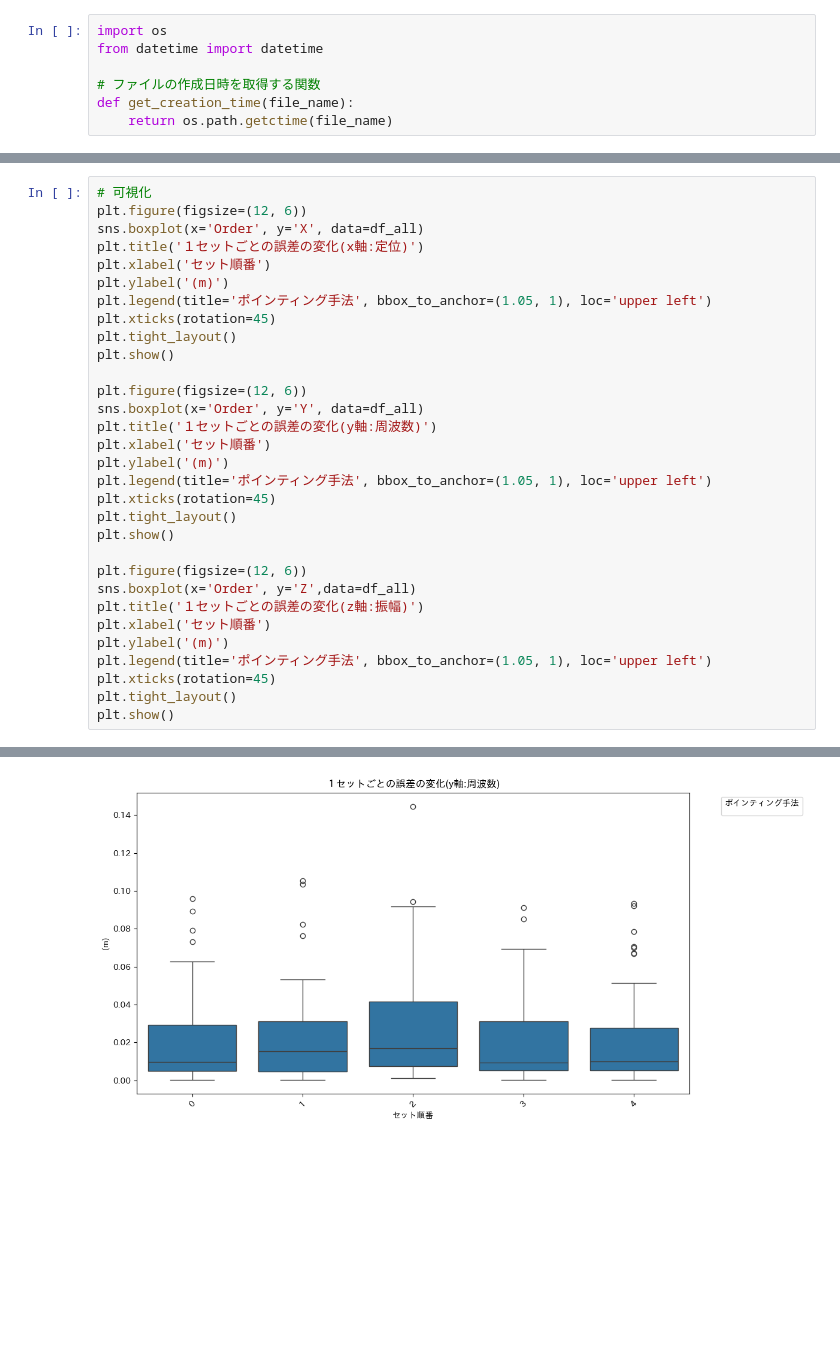
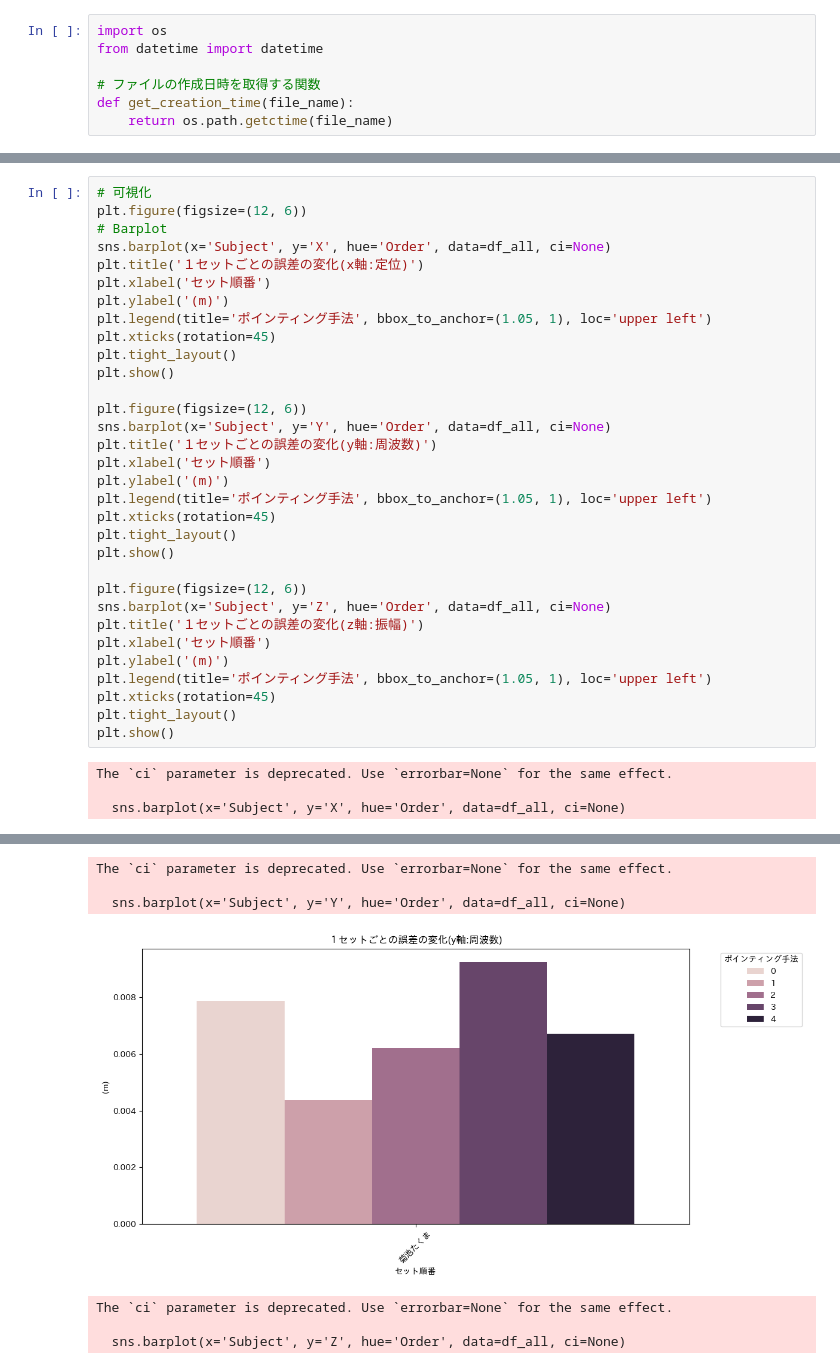
Before and after one commit to takaharayota531/poster-exp-analysis, a Jupyter notebook: data_analysis/main-exp1-all.ipynb, the cells around one changed output, grey strips where cells are left out. Cells and saved outputs as stored; diff of their text form; blank space fills up the shorter version.

```diff
--- a/data_analysis/main-exp1-all.ipynb
+++ b/data_analysis/main-exp1-all.ipynb
@@ -292,7 +292,8 @@ plt.show()
 # %%
 # 可視化
 plt.figure(figsize=(12, 6))
-sns.boxplot(x='Order', y='X', data=df_all)
+# Barplot
+sns.barplot(x='Subject', y='X', hue='Order', data=df_all, ci=None)
 plt.title('１セットごとの誤差の変化(x軸:定位)')
 plt.xlabel('セット順番')
 plt.ylabel('(m)')
@@ -302,7 +303,7 @@ plt.tight_layout()
 plt.show()
 
 plt.figure(figsize=(12, 6))
-sns.boxplot(x='Order', y='Y', data=df_all)
+sns.barplot(x='Subject', y='Y', hue='Order', data=df_all, ci=None)
 plt.title('１セットごとの誤差の変化(y軸:周波数)')
 plt.xlabel('セット順番')
 plt.ylabel('(m)')
@@ -312,7 +313,7 @@ plt.tight_layout()
 plt.show()
 
 plt.figure(figsize=(12, 6))
-sns.boxplot(x='Order', y='Z',data=df_all)
+sns.barplot(x='Subject', y='Z', hue='Order', data=df_all, ci=None)
 plt.title('１セットごとの誤差の変化(z軸:振幅)')
 plt.xlabel('セット順番')
 plt.ylabel('(m)')
@@ -321,3 +322,6 @@ plt.xticks(rotation=45)
 plt.tight_layout()
 plt.show()
 # %% [output]
+The `ci` parameter is deprecated. Use `errorbar=None` for the same effect.
+
+  sns.barplot(x='Subject', y='X', hue='Order', data=df_all, ci=None)
@@ -325 +329,7 @@ plt.show()
+The `ci` parameter is deprecated. Use `errorbar=None` for the same effect.
+
+  sns.barplot(x='Subject', y='Y', hue='Order', data=df_all, ci=None)
-[figure, old version]
+[figure, new version]
+The `ci` parameter is deprecated. Use `errorbar=None` for the same effect.
+
+  sns.barplot(x='Subject', y='Z', hue='Order', data=df_all, ci=None)
```
Also changed, not shown: parts of 4 cells of this notebook, 5 other files.
